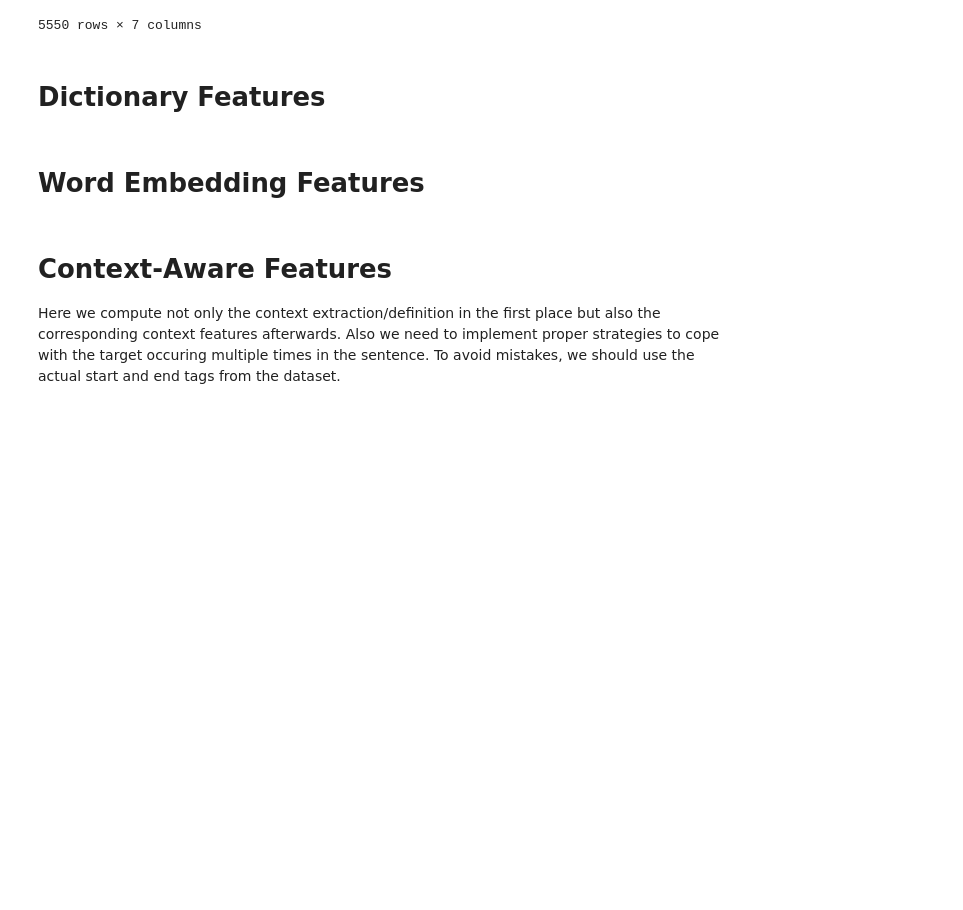
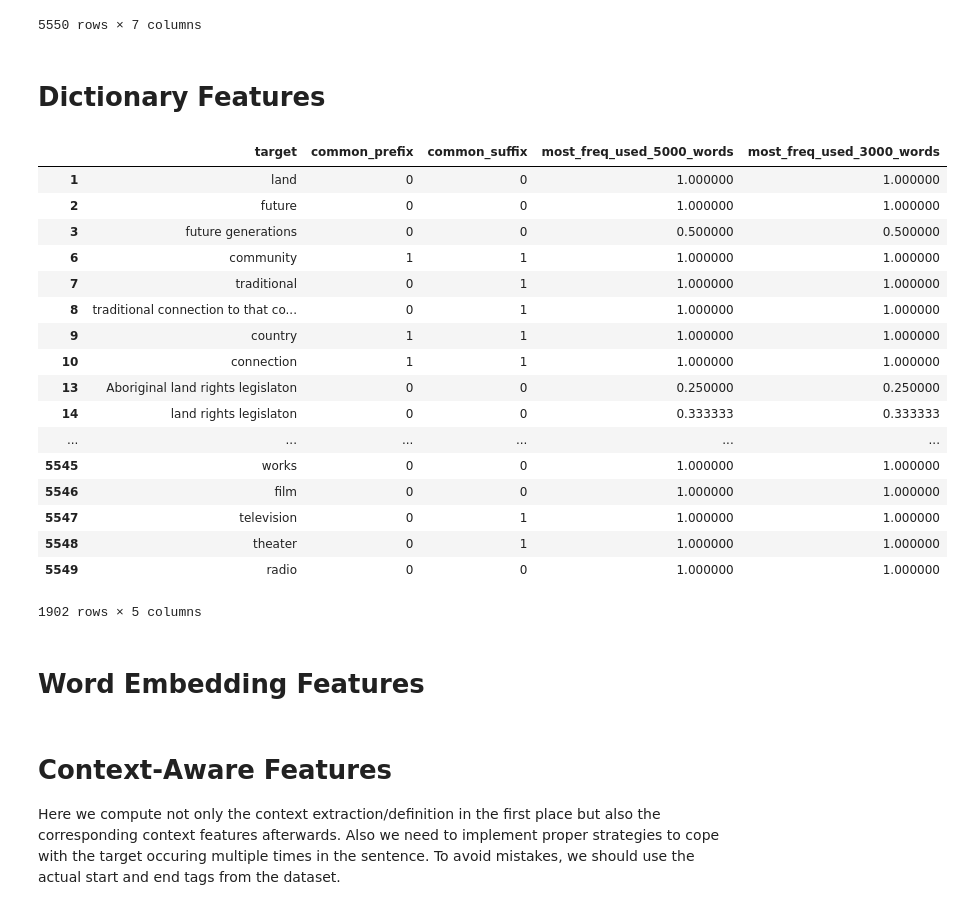
Before and after one commit to kristiankolthoff/CoWoPhId, a Jupyter notebook: python/FeaturesCWI.ipynb, the cells around one changed output. Cells and saved outputs as stored; diff of their text form; code cells hidden in the pictures; blank space fills up the shorter version.

```diff
--- a/python/FeaturesCWI.ipynb
+++ b/python/FeaturesCWI.ipynb
@@ -536,8 +536,9 @@ def wn_synset_lesk_wsd_ratio_to_freq_sum(target, sentence, pos, freqs_func, freq
     return target_freq / np.sum(freqis)
 
 #TODO implement with other wsd algorithm and lemma count
-def wn_synset_lesk_wsd__norm_sense_rank(target, sentence, pos, freqs_func, freqs):
-    wsd_synset = lesk(sentence.split(), target, pos)
+#Implement wsd algorithm based on word embeddings and also use pywsd
+def wn_synset_lesk_wsd__norm_sense_rank(target, sentence, pos, freqs_func, freqs, wsd_func):
+    wsd_synset = wsd_func(sentence.split(), target, pos)
     senses = wn.synsets(target)
     if not wsd_synset:
         return 0
@@ -547,6 +548,9 @@ def wn_synset_lesk_wsd__norm_sense_rank(target, sentence, pos, freqs_func, freqs
     sense_index = [sense for sense, cnt in sense_freqs].index(wsd_synset)
     return sense_index / len(senses)
 # %%
+from nltk.wsd import lesk
+from pywsd.lesk import adapted_lesk
+
 df['wn_synset_freq'] = df.target.apply(lambda target : agg_feat_num_average(target, wn_synset_freq))
 df['wn_synset_avg_lemma_freq'] = df.target.apply(lambda target : agg_feat_num_average(target, wn_synset_avg_lemma_freq))
 df['wn_synset_avg_lemma_len'] = df.target.apply(lambda target : agg_feat_num_average(target, wn_synset_avg_lemma_len))
@@ -629,4 +633,4 @@ df['wn_synset_lesk_wsd_ratio_to_freq_sum'] = df[['target','sentence', 'pos_tag']
                                  get_dict_count, word_freq_wiki), axis = 1)
 df['wn_synset_lesk_wsd__norm_sense_rank'] = df[['target','sentence', 'pos_tag']].apply(lambda vals : \
             agg_feat_num_average(vals[0], wn_synset_lesk_wsd__norm_sense_rank, vals[1], penn_to_wn(vals[2]), \
-                                 get_dict_count, word_freq_wiki), axis = 1)
+                                 get_dict_count, word_freq_wiki, lesk), axis = 1)
@@ -756,14 +745,64 @@ with open("resources/dictionaries/suffixes.txt", encoding="utf8") as file:
     for line in file:
         suffix, definition, examples = line.split('\t')
         suffixes[suffix.replace('-', '').strip()] = definition
+
+with open("resources/dictionaries/biology_glossary.csv", encoding="utf8") as file:
+    content = [line.strip().lower() for line in file.readlines()]
+    gloss_biology = set(content)
+
+with open("resources/dictionaries/geography_glossary.csv", encoding="utf8") as file:
+    content = [line.strip().lower() for line in file.readlines()]
+    gloss_geography = set(content)
+
+with open("resources/dictionaries/physics_glossary.csv", encoding="utf8") as file:
+    content = [line.strip().lower() for line in file.readlines()]
+    gloss_physics = set(content)
+
+with open("resources/dictionaries/stopwords_en.txt", encoding="utf8") as file:
+    content = [line.strip().lower() for line in file.readlines()]
+    stop_words = set(content)
+
+with open("resources/dictionaries/most_freq_used_3000_words.txt", encoding="utf8") as file:
+    content = [line.strip().lower() for line in file.readlines()]
+    most_freq_used_3000_words = set(content)
+
+with open("resources/dictionaries/most_freq_used_5000_words.txt", encoding="utf8") as file:
+    content = [line.split()[1].strip().lower() for line in file.readlines()]
+    most_freq_used_5000_words = set(content)
 # %%
 df['dict_dale_chall'] = df.target.apply(lambda target : agg_feat_num_average(target, textatistic.notdalechall_count))
 df['dict_570_academic_words'] = df.target.apply(lambda target : agg_feat_num_max(target, \
                                                 lambda target : int(target in academic_words)))
 df['common_prefix'] = df.target.apply(lambda target : int(np.sum([1 for prefix in prefixes if target.startswith(prefix)]) > 0))
 df['common_suffix'] = df.target.apply(lambda target : int(np.sum([1 for suffix in suffixes if target.endswith(suffix)]) > 0))
+df['gloss_biology'] = df.target.apply(lambda target : int(target in gloss_biology))
+df['gloss_geography'] = df.target.apply(lambda target : int(target in gloss_geography))
+df['stop_word'] = df.target.apply(lambda target : int(target in stop_words))
+df['most_freq_used_3000_words'] = df.target.apply(lambda target : agg_feat_num_average(target, \
+                                                lambda target : int(target in most_freq_used_3000_words)))
+df['most_freq_used_5000_words'] = df.target.apply(lambda target : agg_feat_num_average(target, \
+                                                lambda target : int(target in most_freq_used_5000_words)))
 # %%
-df.loc[:,['target', 'common_prefix', 'common_suffix']]
+df.loc[df['most_freq_used_3000_words']>0,['target', 'common_prefix', 'common_suffix', 'most_freq_used_5000_words', 'most_freq_used_3000_words']]
+# %% [output]
+|  | target | common_prefix | common_suffix | most_freq_used_5000_words | most_freq_used_3000_words |
+| 1 | land | 0 | 0 | 1.000000 | 1.000000 |
+| 2 | future | 0 | 0 | 1.000000 | 1.000000 |
+| 3 | future generations | 0 | 0 | 0.500000 | 0.500000 |
+| 6 | community | 1 | 1 | 1.000000 | 1.000000 |
+| 7 | traditional | 0 | 1 | 1.000000 | 1.000000 |
+| 8 | traditional connection to that co... | 0 | 1 | 1.000000 | 1.000000 |
+| 9 | country | 1 | 1 | 1.000000 | 1.000000 |
+| 10 | connection | 1 | 1 | 1.000000 | 1.000000 |
+| 13 | Aboriginal land rights legislaton | 0 | 0 | 0.250000 | 0.250000 |
+| 14 | land rights legislaton | 0 | 0 | 0.333333 | 0.333333 |
+| ... | ... | ... | ... | ... | ... |
+| 5545 | works | 0 | 0 | 1.000000 | 1.000000 |
+| 5546 | film | 0 | 0 | 1.000000 | 1.000000 |
+| 5547 | television | 0 | 1 | 1.000000 | 1.000000 |
+| 5548 | theater | 0 | 1 | 1.000000 | 1.000000 |
+| 5549 | radio | 0 | 0 | 1.000000 | 1.000000 |
+1902 rows × 5 columns
 # %% [markdown]
 # Word Embedding Features
 # %%
```
Also changed, not shown: parts of 2 cells of this notebook.
